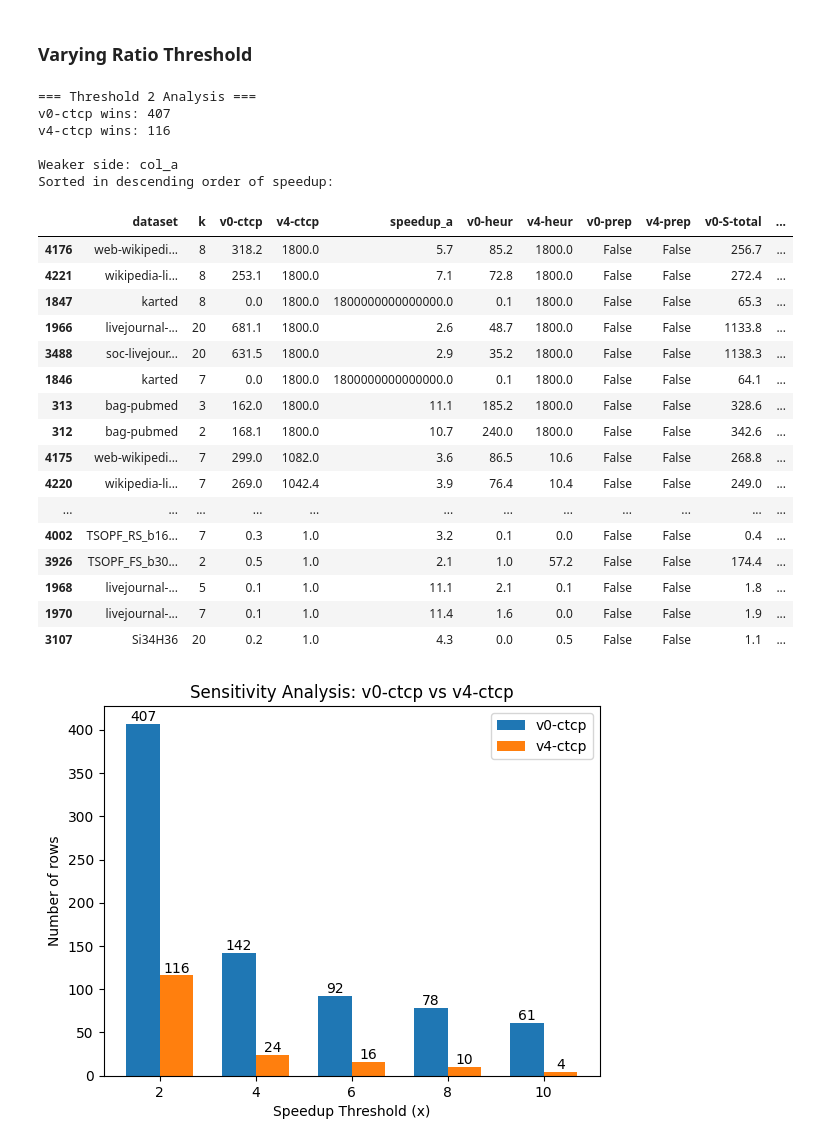
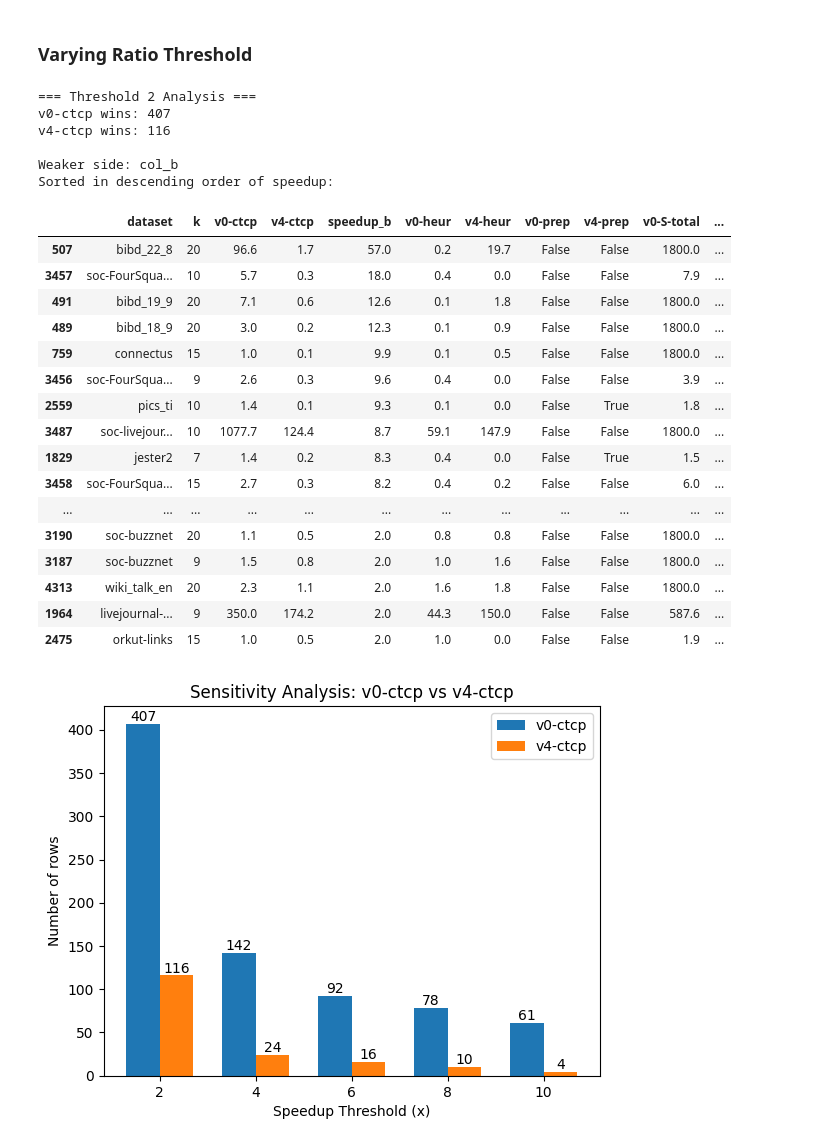
Before and after one commit to akhlaqueak/kplex-ML, a Jupyter notebook: notebooks/preprocessing.ipynb, the cells around one changed output. Cells and saved outputs as stored; diff of their text form; code cells hidden in the pictures.

```diff
--- a/notebooks/preprocessing.ipynb
+++ b/notebooks/preprocessing.ipynb
@@ -8,15 +8,25 @@ from IPython.display import Markdown, display
 
 file_path = "results-filtered.csv"
 df = pd.read_csv(file_path)
+for v in "v0 v1 v4".split():
+    df[f"{v}-prep"] = df[f"{v}-S-bnb"]=="prep"
+def clean_dataframe(df):
+    df = df.dropna(axis=1, how="all")
+    df = df.copy()
 
-numeric_cols=["v0-heur", "v0-ctcp", "v1-heur", "v1-ctcp", "v4-heur", "v4-ctcp", "v0-S-bnb", "v0-S-total", "v0-R-bnb", "v0-R-total", "v0-P-bnb", "v0-P-total", "v1-S-bnb", "v1-S-total", "v1-R-bnb", "v1-R-total", "v1-P-bnb", "v1-P-total", "v4-S-bnb", "v4-S-total", "v4-R-bnb", "v4-R-total", "v4-P-bnb", "v4-P-total"]
+    def convert_col(col):
+        # replace exact matches first
+        col = col.replace({"x": 1800, "prep": 0})
 
-valid_cols = [c for c in numeric_cols if c in df.columns]
-df[valid_cols] = (
-    df[valid_cols]
-    .replace("x", 1800)
-    .apply(pd.to_numeric, errors="coerce")
-)
+        # try numeric conversion WITHOUT destroying original values
+        numeric = pd.to_numeric(col, errors="coerce")
+
+        # keep original where conversion failed
+        return numeric.where(~numeric.isna(), col)
+
+    return df.apply(convert_col)
+
+df = clean_dataframe(df)
 # %%
 # =========================
 # CONFIG
@@ -152,8 +162,7 @@ df = df.replace(0, 0.01)
 # =========================
 # Filter
 # =========================
-df[f"{va}-prep"] = df[f"{va}-S-bnb"] == "prep"
-df[f"{vb}-prep"] = df[f"{vb}-S-bnb"] == "prep"
+
 
 df_filtered = df[(df[col_a] >= min_time_threshold) | (df[col_b] >= min_time_threshold)].copy()
 # =========================
@@ -171,12 +180,12 @@ a_wins = df_filtered[df_filtered["speedup_a"] >= threshold_check].copy()
 b_wins = df_filtered[df_filtered["speedup_b"] >= threshold_check].copy()
 
 # Determine weaker side
-if len(a_wins) > len(b_wins):
+if len(a_wins) < len(b_wins):
     weaker = "A"
     weaker_df = a_wins.sort_values(by="v4-ctcp", ascending=False)
     speed_col = "speedup_a"
     wc=col_a.split("-")[0]
-elif len(b_wins) > len(a_wins):
+elif len(b_wins) < len(a_wins):
     weaker = "B"
     weaker_df = b_wins.sort_values(by="speedup_b", ascending=False)
     speed_col = "speedup_b"
@@ -234,49 +243,49 @@ bars_a = plt.bar([i - width/2 for i in x], a_counts, width, label=col_a)
 bars_b = plt.bar([i + width/2 for i in x], b_counts, width, label=col_b)
 
 # Annotate
 def add_labels(bars):
     for bar in bars:
         height = bar.get_height()
         plt.text(
             bar.get_x() + bar.get_width()/2,
             height,
             f"{int(height)}",
             ha='center',
             va='bottom'
         )
 
 add_labels(bars_a)
 add_labels(bars_b)
 
 plt.xticks(x, thresholds)
 plt.xlabel("Speedup Threshold (x)")
 plt.ylabel("Number of rows")
 plt.title(f"Sensitivity Analysis: {col_a} vs {col_b}")
 
 plt.legend()
 plt.show()
 # %% [output]
 === Threshold 2 Analysis ===
 v0-ctcp wins: 407
 v4-ctcp wins: 116
 
-Weaker side: col_a
+Weaker side: col_b
 Sorted in descending order of speedup:
-|  | dataset | k | v0-ctcp | v4-ctcp | speedup_a | v0-heur | v4-heur | v0-prep | v4-prep | v0-S-total | ... |
-| 4176 | web-wikipedi... | 8 | 318.2 | 1800.0 | 5.7 | 85.2 | 1800.0 | False | False | 256.7 | ... |
-| 4221 | wikipedia-li... | 8 | 253.1 | 1800.0 | 7.1 | 72.8 | 1800.0 | False | False | 272.4 | ... |
-| 1847 | karted | 8 | 0.0 | 1800.0 | 1800000000000000.0 | 0.1 | 1800.0 | False | False | 65.3 | ... |
-| 1966 | livejournal-... | 20 | 681.1 | 1800.0 | 2.6 | 48.7 | 1800.0 | False | False | 1133.8 | ... |
-| 3488 | soc-livejour... | 20 | 631.5 | 1800.0 | 2.9 | 35.2 | 1800.0 | False | False | 1138.3 | ... |
-| 1846 | karted | 7 | 0.0 | 1800.0 | 1800000000000000.0 | 0.1 | 1800.0 | False | False | 64.1 | ... |
-| 313 | bag-pubmed | 3 | 162.0 | 1800.0 | 11.1 | 185.2 | 1800.0 | False | False | 328.6 | ... |
-| 312 | bag-pubmed | 2 | 168.1 | 1800.0 | 10.7 | 240.0 | 1800.0 | False | False | 342.6 | ... |
-| 4175 | web-wikipedi... | 7 | 299.0 | 1082.0 | 3.6 | 86.5 | 10.6 | False | False | 268.8 | ... |
-| 4220 | wikipedia-li... | 7 | 269.0 | 1042.4 | 3.9 | 76.4 | 10.4 | False | False | 249.0 | ... |
+|  | dataset | k | v0-ctcp | v4-ctcp | speedup_b | v0-heur | v4-heur | v0-prep | v4-prep | v0-S-total | ... |
+| 507 | bibd_22_8 | 20 | 96.6 | 1.7 | 57.0 | 0.2 | 19.7 | False | False | 1800.0 | ... |
+| 3457 | soc-FourSqua... | 10 | 5.7 | 0.3 | 18.0 | 0.4 | 0.0 | False | False | 7.9 | ... |
+| 491 | bibd_19_9 | 20 | 7.1 | 0.6 | 12.6 | 0.1 | 1.8 | False | False | 1800.0 | ... |
+| 489 | bibd_18_9 | 20 | 3.0 | 0.2 | 12.3 | 0.1 | 0.9 | False | False | 1800.0 | ... |
+| 759 | connectus | 15 | 1.0 | 0.1 | 9.9 | 0.1 | 0.5 | False | False | 1800.0 | ... |
+| 3456 | soc-FourSqua... | 9 | 2.6 | 0.3 | 9.6 | 0.4 | 0.0 | False | False | 3.9 | ... |
+| 2559 | pics_ti | 10 | 1.4 | 0.1 | 9.3 | 0.1 | 0.0 | False | True | 1.8 | ... |
+| 3487 | soc-livejour... | 10 | 1077.7 | 124.4 | 8.7 | 59.1 | 147.9 | False | False | 1800.0 | ... |
+| 1829 | jester2 | 7 | 1.4 | 0.2 | 8.3 | 0.4 | 0.0 | False | True | 1.5 | ... |
+| 3458 | soc-FourSqua... | 15 | 2.7 | 0.3 | 8.2 | 0.4 | 0.2 | False | False | 6.0 | ... |
 | ... | ... | ... | ... | ... | ... | ... | ... | ... | ... | ... | ... |
-| 4002 | TSOPF_RS_b16... | 7 | 0.3 | 1.0 | 3.2 | 0.1 | 0.0 | False | False | 0.4 | ... |
-| 3926 | TSOPF_FS_b30... | 2 | 0.5 | 1.0 | 2.1 | 1.0 | 57.2 | False | False | 174.4 | ... |
-| 1968 | livejournal-... | 5 | 0.1 | 1.0 | 11.1 | 2.1 | 0.1 | False | False | 1.8 | ... |
-| 1970 | livejournal-... | 7 | 0.1 | 1.0 | 11.4 | 1.6 | 0.0 | False | False | 1.9 | ... |
-| 3107 | Si34H36 | 20 | 0.2 | 1.0 | 4.3 | 0.0 | 0.5 | False | False | 1.1 | ... |
+| 3190 | soc-buzznet | 20 | 1.1 | 0.5 | 2.0 | 0.8 | 0.8 | False | False | 1800.0 | ... |
+| 3187 | soc-buzznet | 9 | 1.5 | 0.8 | 2.0 | 1.0 | 1.6 | False | False | 1800.0 | ... |
+| 4313 | wiki_talk_en | 20 | 2.3 | 1.1 | 2.0 | 1.6 | 1.8 | False | False | 1800.0 | ... |
+| 1964 | livejournal-... | 9 | 350.0 | 174.2 | 2.0 | 44.3 | 150.0 | False | False | 587.6 | ... |
+| 2475 | orkut-links | 15 | 1.0 | 0.5 | 2.0 | 1.0 | 0.0 | False | False | 1.9 | ... |
 [figure]
```
Also changed, not shown: parts of 1 cell of this notebook, 11 other files.
